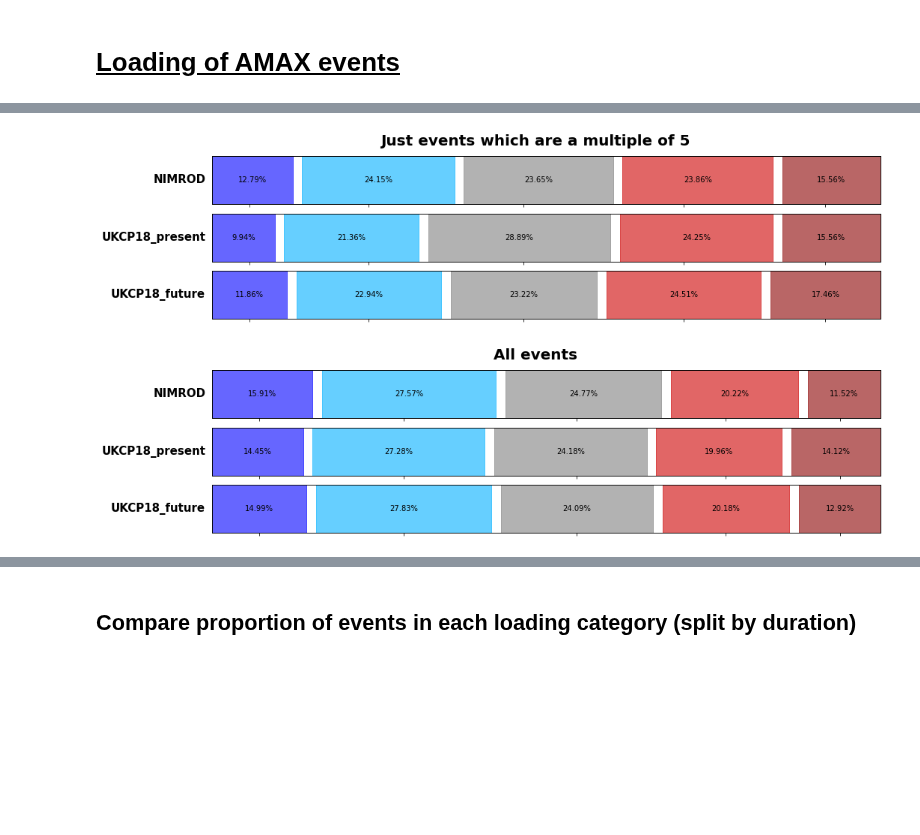
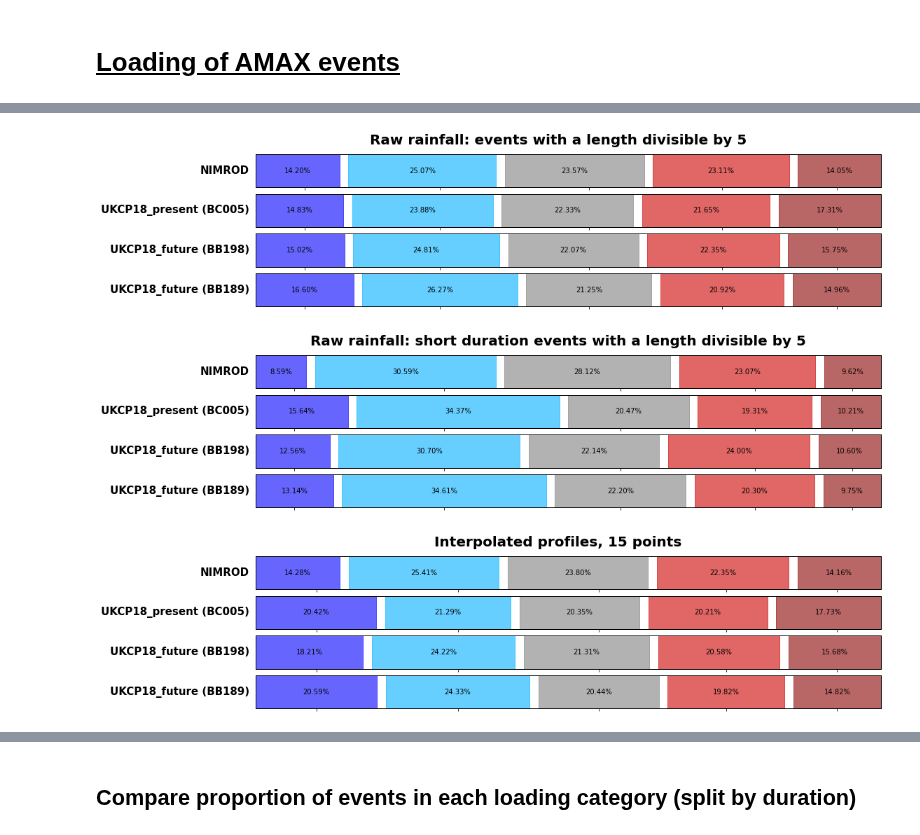
Before and after one commit to masher92/UKCP18, a Jupyter notebook: FindIndependentRainfallEvents/AnalyseProfiles/30mins/Analysis_Divisible_by5-NOFUTRE-Copy1.ipynb, the cells around one changed output, grey strips where cells are left out. Drawn from its saved outputs; the diff is of its cells as text; code cells hidden in the pictures; blank space fills up the shorter version.

```diff
--- a/FindIndependentRainfallEvents/AnalyseProfiles/30mins/Analysis_Divisible_by5-NOFUTRE-Copy1.ipynb
+++ b/FindIndependentRainfallEvents/AnalyseProfiles/30mins/Analysis_Divisible_by5-NOFUTRE-Copy1.ipynb
@@ -206,10 +63,8 @@ bb198 = add_duration_cats_predetermined(bb198)
 # %%
 with open(f"/nfs/a319/gy17m2a/PhD/ProcessedData/Profiles/UKCP18_30mins/bb189/profiles_df.pkl", 'rb') as f:
     bb189 = pickle.load(f)
-bb189 = add_duration_cats_based_on_data(bb189)
-bb189 = add_duration_cats_predetermined(bb189)
+bb189['month'] = bb189['times'].apply(extract_month)
 # %%
 with open(f"/nfs/a319/gy17m2a/PhD/ProcessedData/Profiles/NIMROD_30mins/WholeYear/NIMROD_2.2km_filtered_100_profiles_df.pkl", 'rb') as f:
     nimrod = pickle.load(f)
-nimrod = add_duration_cats_based_on_data(nimrod)
-nimrod = add_duration_cats_predetermined(nimrod)
+nimrod['month'] = nimrod['times'].apply(extract_month)
@@ -257,13 +70,0 @@ bb198['max_quintile_raw_rain_new'] = bb198['precip'].apply(lambda x: find_part_w
-# %%
-bb189['normalized_rainfall_new'] = bb189['normalized_rainfall'].apply(create_normalised_event)
-bb189['cumulative_normalised_rainfall'] =bb189['normalized_rainfall_new'].apply(create_cumulative_event)
-bb189['interpolated15_cumulative_normalised_rainfall'] = bb189['cumulative_normalised_rainfall'].apply(lambda x: interpolate_rainfall(x, 15))
-bb189['interpolated12_cumulative_normalised_rainfall'] = bb189['cumulative_normalised_rainfall'].apply(lambda x: interpolate_rainfall(x, 12))
-bb189['interpolated15_incremental_normalised_rainfall'] = bb189['interpolated15_cumulative_normalised_rainfall'].apply(create_incremental_event)
-bb189['interpolated12_incremental_normalised_rainfall'] = bb189['interpolated12_cumulative_normalised_rainfall'].apply(create_incremental_event)
-
-
-bb189['max_quintile_profile_12_new'] = bb189['interpolated12_incremental_normalised_rainfall'].apply(lambda x: find_part_with_most_rain(x, 5))
-bb189['max_quintile_profile_15_new'] = bb189['interpolated15_incremental_normalised_rainfall'].apply(lambda x: find_part_with_most_rain(x, 5))
-bb189['max_quintile_normalised_rain_new'] = bb189['normalized_rainfall_new'].apply(lambda x: find_part_with_most_rain(x, 5))
-bb189['max_quintile_raw_rain_new'] = bb189['precip'].apply(lambda x: find_part_with_most_rain(x, 5))
@@ -578,17 +299,37 @@ fig.suptitle('UKCP18 Future', fontweight="bold");
 # %%
 # Desired order of loading categories
-fig, axs = plt.subplots(nrows =3, figsize=(16,4), sharex=True)
-create_single_variable_mosaic_plot_pctlabels(axs[0], nimrod_divisibleby5, 'Loading', quintile_cats,color_mapping, 'NIMROD', True)
-create_single_variable_mosaic_plot_pctlabels(axs[1], ukcp18_present_divisibleby5, 'Loading', quintile_cats, color_mapping, 'UKCP18_present', True)
-create_single_variable_mosaic_plot_pctlabels(axs[2], ukcp18_future_divisibleby5, 'Loading', quintile_cats,color_mapping, 'UKCP18_future', True)
-fig.suptitle('Just events which are a multiple of 5', fontweight="bold", fontsize=20);
+fig, axs = plt.subplots(nrows =4, figsize=(16,4), sharex=True)
+create_single_variable_mosaic_plot_pctlabels(axs[0], nimrod_divisibleby5, 'Loading_profile_raw_rain',quintile_cats, color_mapping, 'NIMROD', True)
+create_single_variable_mosaic_plot_pctlabels(axs[1], bc005_divisibleby5, 'Loading_profile_raw_rain',quintile_cats, color_mapping, 'UKCP18_present (BC005)', True)
+create_single_variable_mosaic_plot_pctlabels(axs[2], bb198_divisibleby5, 'Loading_profile_raw_rain',quintile_cats, color_mapping, 'UKCP18_future (BB198)', True)
+create_single_variable_mosaic_plot_pctlabels(axs[3], bb189_divisibleby5, 'Loading_profile_raw_rain',quintile_cats, color_mapping, 'UKCP18_future (BB189)', True)
+fig.suptitle('Raw rainfall: events with a length divisible by 5', fontweight="bold", fontsize=20);
 
-# # Desired order of loading categories
-fig, axs = plt.subplots(nrows =3, figsize=(16,4), sharex=True)
-create_single_variable_mosaic_plot_pctlabels(axs[0], nimrod, 'Loading', quintile_cats,color_mapping, 'NIMROD', True)
-create_single_variable_mosaic_plot_pctlabels(axs[1], ukcp18_present, 'Loading', quintile_cats, color_mapping, 'UKCP18_present', True)
-create_single_variable_mosaic_plot_pctlabels(axs[2], ukcp18_future, 'Loading', quintile_cats,color_mapping, 'UKCP18_future', True)
-fig.suptitle('All events', fontweight="bold", fontsize=20);
+# Desired order of loading categories
+# fig, axs = plt.subplots(nrows =4, figsize=(16,4), sharex=True)
+# create_single_variable_mosaic_plot_pctlabels(axs[0], nimrod_shortdurations, 'Loading_profile_raw_rain',quintile_cats, color_mapping, 'NIMROD', True)
+# create_single_variable_mosaic_plot_pctlabels(axs[1], bc005_shortdurations, 'Loading_profile_raw_rain',quintile_cats, color_mapping, 'UKCP18_present (BC005)', True)
+# create_single_variable_mosaic_plot_pctlabels(axs[2], bb198_shortdurations, 'Loading_profile_raw_rain',quintile_cats, color_mapping, 'UKCP18_future (BB198)', True)
+# create_single_variable_mosaic_plot_pctlabels(axs[3], bb189_shortdurations, 'Loading_profile_raw_rain',quintile_cats, color_mapping, 'UKCP18_future (BB189)', True)
+# fig.suptitle('Raw rainfall: just short duration events', fontweight="bold", fontsize=20);
+
+# Desired order of loading categories
+fig, axs = plt.subplots(nrows =4, figsize=(16,4), sharex=True)
+create_single_variable_mosaic_plot_pctlabels(axs[0], nimrod_shortdurations_divisibleby5, 'Loading_profile_raw_rain',quintile_cats, color_mapping, 'NIMROD', True)
+create_single_variable_mosaic_plot_pctlabels(axs[1], bc005_shortdurations_divisibleby5, 'Loading_profile_raw_rain',quintile_cats, color_mapping, 'UKCP18_present (BC005)', True)
+create_single_variable_mosaic_plot_pctlabels(axs[2], bb198_shortdurations_divisibleby5, 'Loading_profile_raw_rain',quintile_cats, color_mapping, 'UKCP18_future (BB198)', True)
+create_single_variable_mosaic_plot_pctlabels(axs[3], bb189_shortdurations_divisibleby5, 'Loading_profile_raw_rain',quintile_cats, color_mapping, 'UKCP18_future (BB189)', True)
+fig.suptitle('Raw rainfall: short duration events with a length divisible by 5', fontweight="bold", fontsize=20);
+
+
+# # # Desired order of loading categories
+fig, axs = plt.subplots(nrows =4, figsize=(16,4), sharex=True)
+create_single_variable_mosaic_plot_pctlabels(axs[0], nimrod, 'Loading_profile_norm_15',quintile_cats, color_mapping, 'NIMROD', True)
+create_single_variable_mosaic_plot_pctlabels(axs[1], bc005, 'Loading_profile_norm_15',quintile_cats, color_mapping, 'UKCP18_present (BC005)', True)
+create_single_variable_mosaic_plot_pctlabels(axs[2], bb198, 'Loading_profile_norm_15',quintile_cats, color_mapping, 'UKCP18_future (BB198)', True)
+create_single_variable_mosaic_plot_pctlabels(axs[3], bb189, 'Loading_profile_norm_15',quintile_cats, color_mapping, 'UKCP18_future (BB189)', True)
+fig.suptitle('Interpolated profiles, 15 points', fontweight="bold", fontsize=20);
 # %% [output]
-[figure, old version]
+[figure, new version]
-[figure, old version]
+[figure, new version]
+[figure, added]
```
Also changed, not shown: parts of 67 cells of this notebook, 49 other files.
